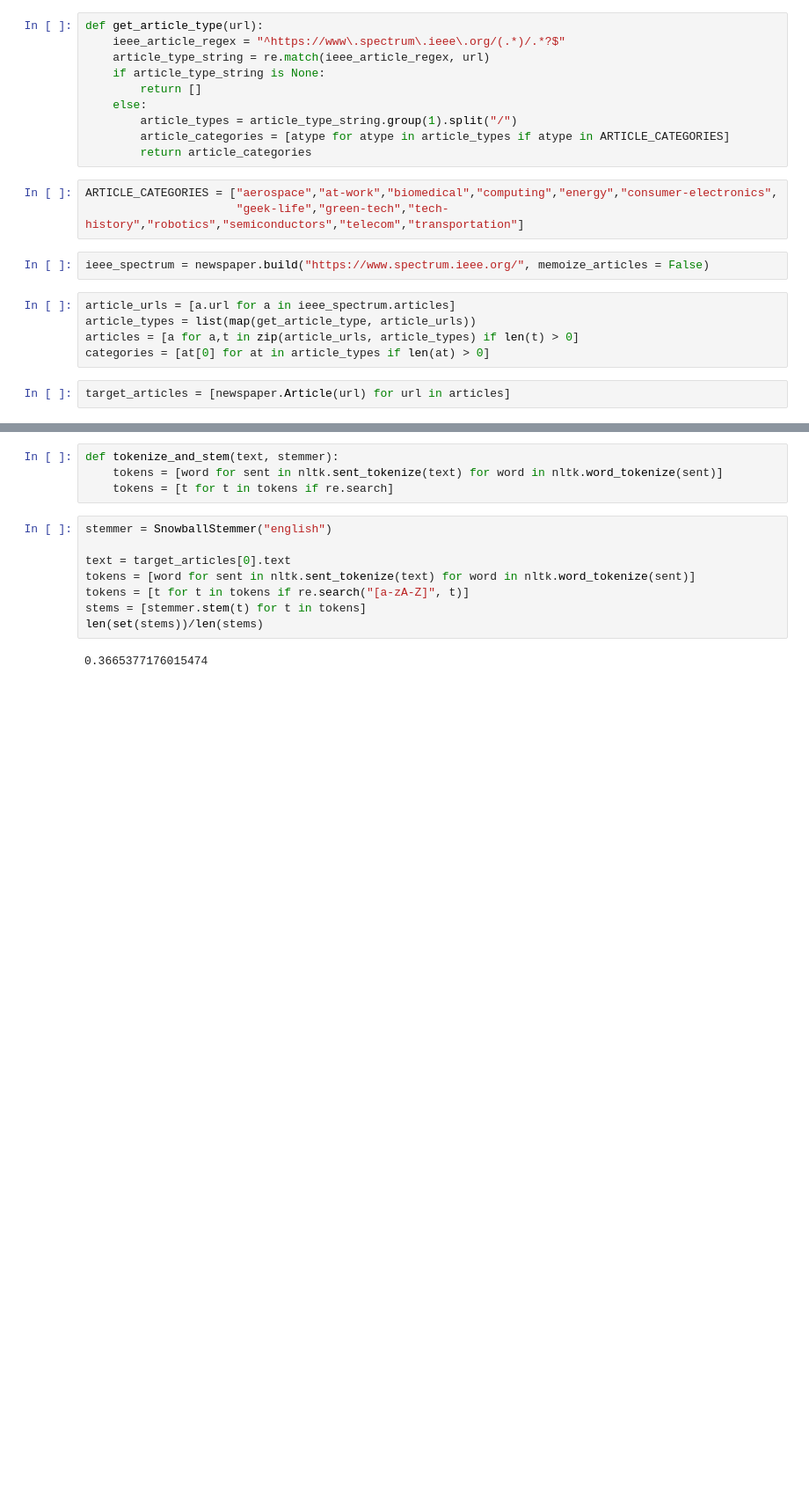
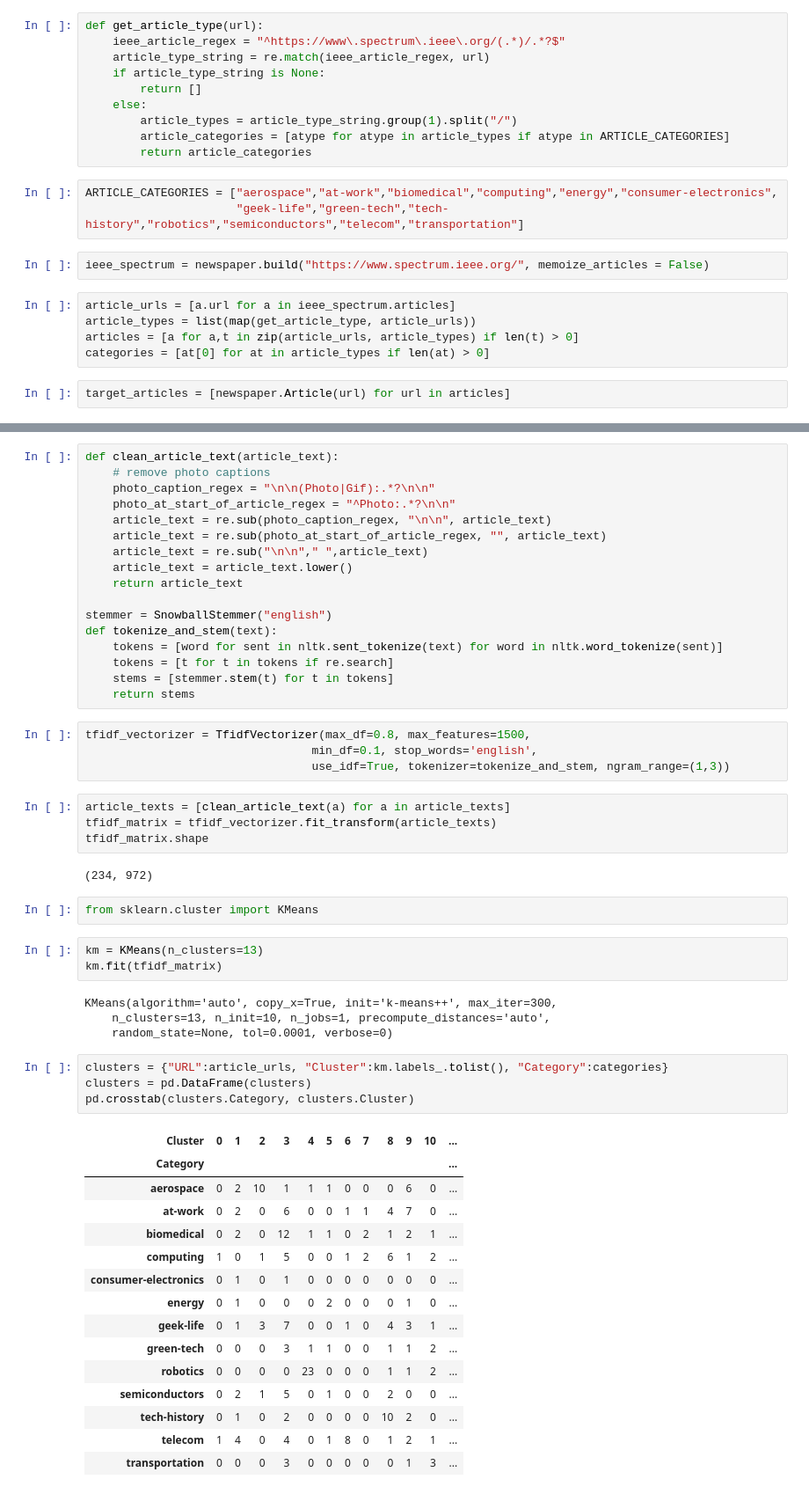
Before and after one commit to gjanesch/Article-Clustering-Experiment, a Jupyter notebook: IEEE Article Clustering Experiment.ipynb, the cells around one changed output, grey strips where cells are left out. Shown at 88% size. Saved outputs shown, nothing was run; the diff lists cells and outputs as text; blank space fills up the shorter version.

Commit message:
Created file for article scraping code (still need to fully test); Experiment notebook has functional but not thoroughly examined clustering code.

```diff
--- a/IEEE Article Clustering Experiment.ipynb
+++ b/IEEE Article Clustering Experiment.ipynb
@@ -65,15 +74,57 @@ from nltk.stem.snowball import SnowballStemmer
 import nltk
 # %%
-def tokenize_and_stem(text, stemmer):
+def clean_article_text(article_text):
+    # remove photo captions
+    photo_caption_regex = "\n\n(Photo|Gif):.*?\n\n"
+    photo_at_start_of_article_regex = "^Photo:.*?\n\n"
+    article_text = re.sub(photo_caption_regex, "\n\n", article_text)
+    article_text = re.sub(photo_at_start_of_article_regex, "", article_text)
+    article_text = re.sub("\n\n"," ",article_text)
+    article_text = article_text.lower()
+    return article_text
+
+stemmer = SnowballStemmer("english")
+def tokenize_and_stem(text):
     tokens = [word for sent in nltk.sent_tokenize(text) for word in nltk.word_tokenize(sent)]
     tokens = [t for t in tokens if re.search]
+    stems = [stemmer.stem(t) for t in tokens]
+    return stems
-# %%
-stemmer = SnowballStemmer("english")
-
-text = target_articles[0].text
-tokens = [word for sent in nltk.sent_tokenize(text) for word in nltk.word_tokenize(sent)]
-tokens = [t for t in tokens if re.search("[a-zA-Z]", t)]
-stems = [stemmer.stem(t) for t in tokens]
-len(set(stems))/len(stems)
-# %% [output]
-0.3665377176015474
+# %%
+tfidf_vectorizer = TfidfVectorizer(max_df=0.8, max_features=1500,
+                                 min_df=0.1, stop_words='english',
+                                 use_idf=True, tokenizer=tokenize_and_stem, ngram_range=(1,3))
+# %%
+article_texts = [clean_article_text(a) for a in article_texts]
+tfidf_matrix = tfidf_vectorizer.fit_transform(article_texts)
+tfidf_matrix.shape
+# %% [output]
+(234, 972)
+# %%
+from sklearn.cluster import KMeans
+# %%
+km = KMeans(n_clusters=13)
+km.fit(tfidf_matrix)
+# %% [output]
+KMeans(algorithm='auto', copy_x=True, init='k-means++', max_iter=300,
+    n_clusters=13, n_init=10, n_jobs=1, precompute_distances='auto',
+    random_state=None, tol=0.0001, verbose=0)
+# %%
+clusters = {"URL":article_urls, "Cluster":km.labels_.tolist(), "Category":categories}
+clusters = pd.DataFrame(clusters)
+pd.crosstab(clusters.Category, clusters.Cluster)
+# %% [output]
+| Cluster | 0 | 1 | 2 | 3 | 4 | 5 | 6 | 7 | 8 | 9 | 10 | ... |
+| Category |  |  |  |  |  |  |  |  |  |  |  | ... |
+| aerospace | 0 | 2 | 10 | 1 | 1 | 1 | 0 | 0 | 0 | 6 | 0 | ... |
+| at-work | 0 | 2 | 0 | 6 | 0 | 0 | 1 | 1 | 4 | 7 | 0 | ... |
+| biomedical | 0 | 2 | 0 | 12 | 1 | 1 | 0 | 2 | 1 | 2 | 1 | ... |
+| computing | 1 | 0 | 1 | 5 | 0 | 0 | 1 | 2 | 6 | 1 | 2 | ... |
+| consumer-electronics | 0 | 1 | 0 | 1 | 0 | 0 | 0 | 0 | 0 | 0 | 0 | ... |
+| energy | 0 | 1 | 0 | 0 | 0 | 2 | 0 | 0 | 0 | 1 | 0 | ... |
+| geek-life | 0 | 1 | 3 | 7 | 0 | 0 | 1 | 0 | 4 | 3 | 1 | ... |
+| green-tech | 0 | 0 | 0 | 3 | 1 | 1 | 0 | 0 | 1 | 1 | 2 | ... |
+| robotics | 0 | 0 | 0 | 0 | 23 | 0 | 0 | 0 | 1 | 1 | 2 | ... |
+| semiconductors | 0 | 2 | 1 | 5 | 0 | 1 | 0 | 0 | 2 | 0 | 0 | ... |
+| tech-history | 0 | 1 | 0 | 2 | 0 | 0 | 0 | 0 | 10 | 2 | 0 | ... |
+| telecom | 1 | 4 | 0 | 4 | 0 | 1 | 8 | 0 | 1 | 2 | 1 | ... |
+| transportation | 0 | 0 | 0 | 3 | 0 | 0 | 0 | 0 | 0 | 1 | 3 | ... |
```
Also changed, not shown: parts of 8 cells of this notebook, 1 other file.
